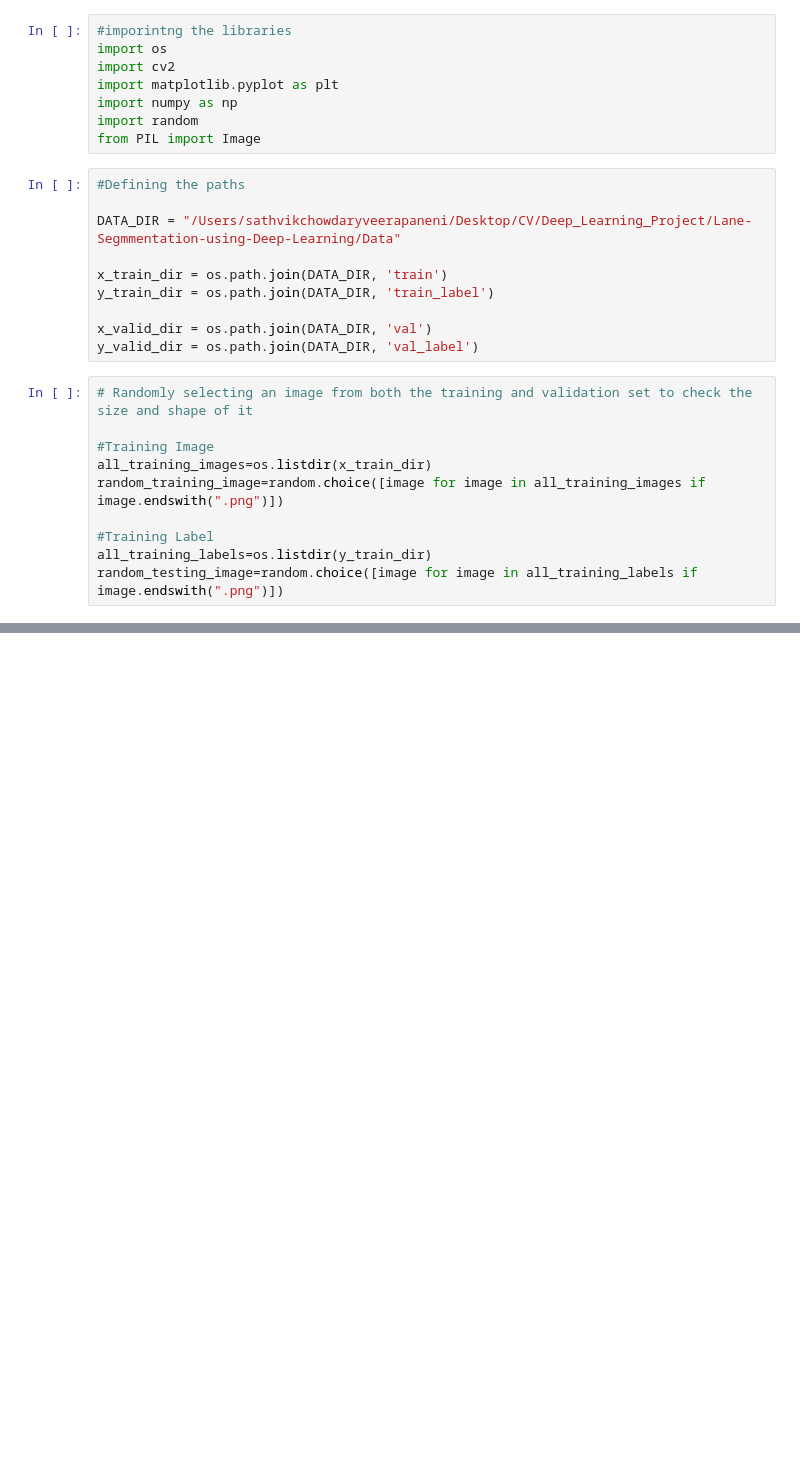
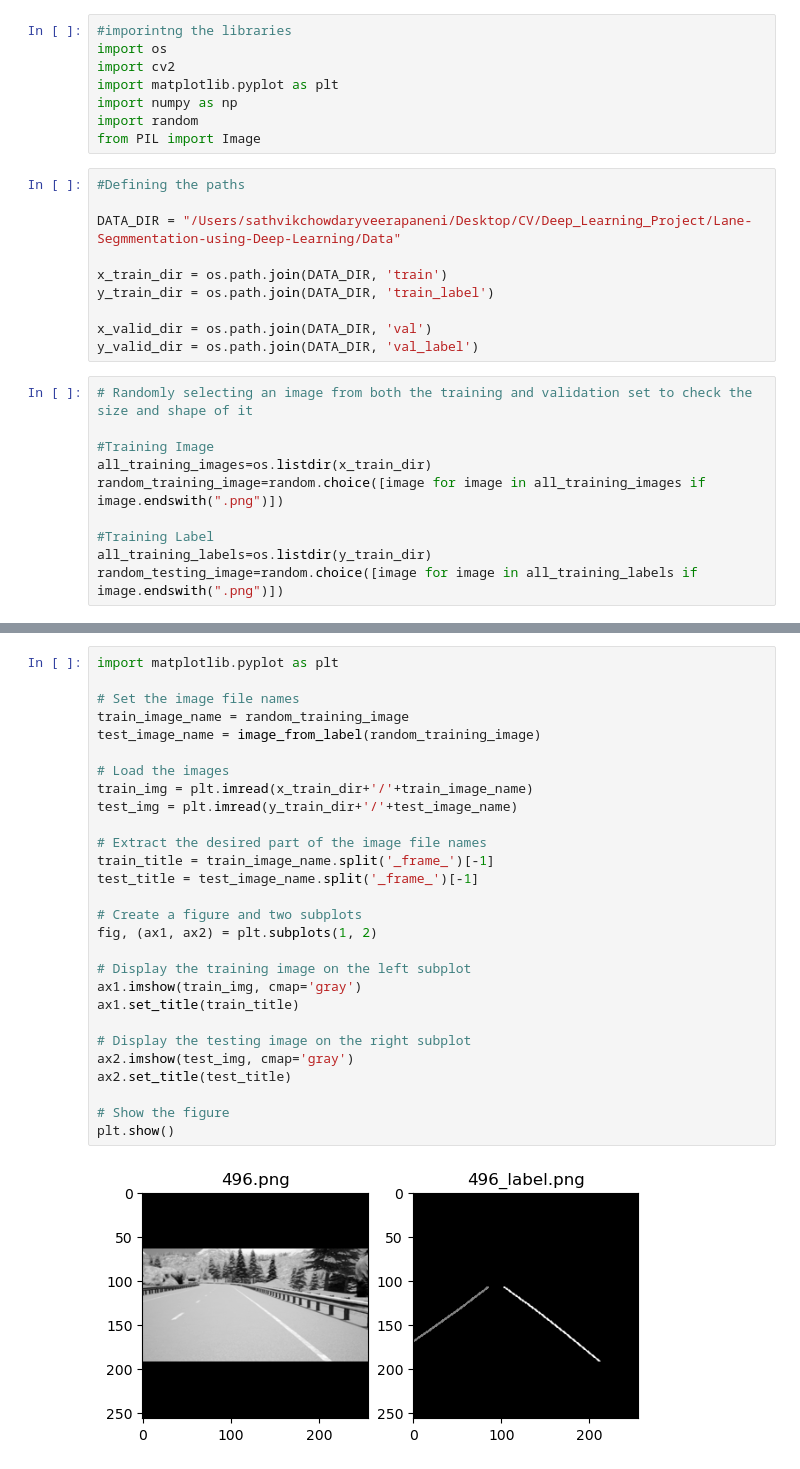
Before and after one commit to Sathvik-Chowdary-Veerapaneni/Lane-Segmmentation-using-Deep-Learning, a Jupyter notebook: UNet.ipynb, the cells around one changed output, grey strips where cells are left out. Saved outputs shown, nothing was run; the diff lists cells and outputs as text; blank space fills up the shorter version.

```diff
--- a/UNet.ipynb
+++ b/UNet.ipynb
@@ -59,0 +108,30 @@ plt.imshow(img)
+# %%
+import matplotlib.pyplot as plt
+
+# Set the image file names
+train_image_name = random_training_image
+test_image_name = image_from_label(random_training_image)
+
+# Load the images
+train_img = plt.imread(x_train_dir+'/'+train_image_name)
+test_img = plt.imread(y_train_dir+'/'+test_image_name)
+
+# Extract the desired part of the image file names
+train_title = train_image_name.split('_frame_')[-1]
+test_title = test_image_name.split('_frame_')[-1]
+
+# Create a figure and two subplots
+fig, (ax1, ax2) = plt.subplots(1, 2)
+
+# Display the training image on the left subplot
+ax1.imshow(train_img, cmap='gray')
+ax1.set_title(train_title)
+
+# Display the testing image on the right subplot
+ax2.imshow(test_img, cmap='gray')
+ax2.set_title(test_title)
+
+# Show the figure
+plt.show()
+# %% [output]
+[figure, added]
```
Also changed, not shown: parts of 6 cells of this notebook.
